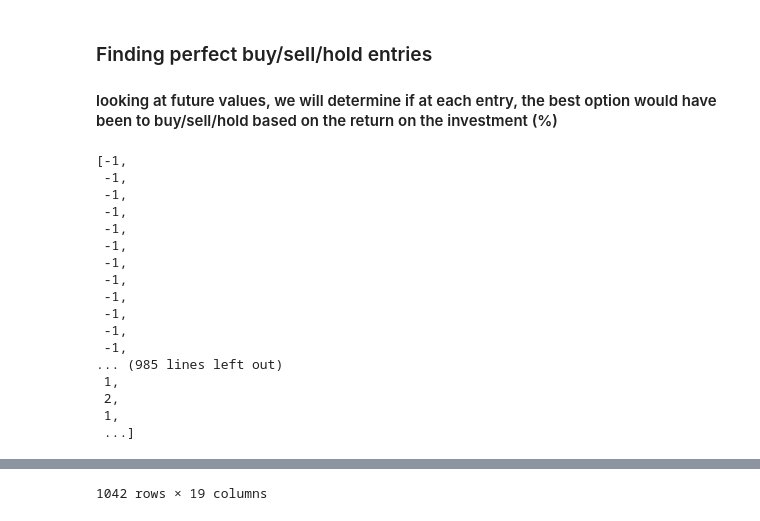
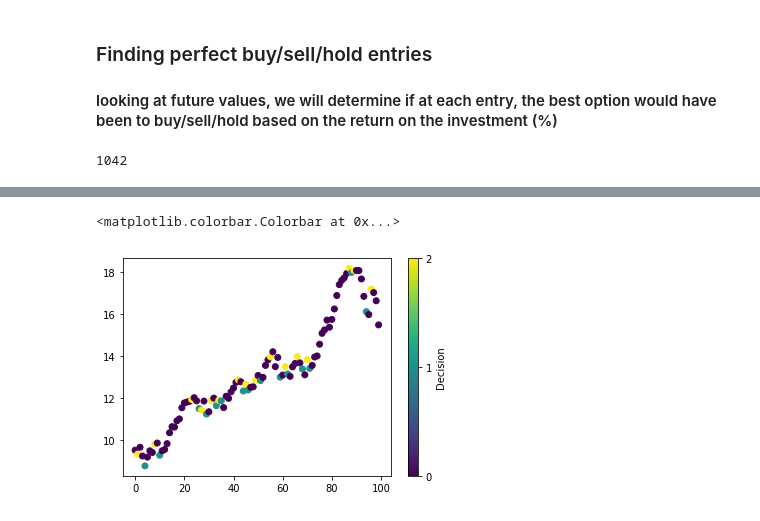
Before and after one commit to wentao-ju/Innovation-Lab-AI-Trading-System, a Jupyter notebook: NaiveBayesModeling/Data_preprocessing.ipynb, the cells around one changed output, grey strips where cells are left out. Drawn from its saved outputs; the diff is of its cells as text; code cells hidden in the pictures.

Commit message:
modify perfectEntries

```diff
--- a/NaiveBayesModeling/Data_preprocessing.ipynb
+++ b/NaiveBayesModeling/Data_preprocessing.ipynb
@@ -60,23 +61,23 @@ df = df.drop("macdDecision", axis = 1)
 # %%
 # Assume zero trading cost
 # 0 = hold, 1 = buy, 2 = sell
-# Rule: compare today's closing and next day's closing
+# Rule: compare today's closing and +timeframe day's closing
 # We omit the first 13 days since williams%Rs are unavailable, decision value = -1
 # We omit the last day since the next day closing is unavailable, decision value = -1
 
-def perfectEntires_2(df):
+def perfectEntries_2(df, timeframe):
     decision = [-1 for i in range(13)]  # for the first 13 days
     currentdecision = 0
 
-    for i in range(13, (len(df) - 1)):  # from 14th day to the day before the last day
-        if df.iloc[i+1]['Close'] > df.iloc[i]['Close']:
+    for i in range(13, (len(df) - 1 - timeframe)):  # from 14th day to the day before the last day
+        if df.iloc[i+timeframe]['Close'] > df.iloc[i]['Close']:
             if currentdecision != 1:
                 currentdecision = 1
             else:
                 currentdecision = 0
             decision.append(currentdecision)
             currentdecision = 1  # Make sure if next day is buy, we show it hold
-        elif df.iloc[i+1]['Close'] < df.iloc[i]['Close']:
+        elif df.iloc[i+timeframe]['Close'] < df.iloc[i]['Close']:
             # The first sell cannot appear before buy or hold
             if decision.count(1) > 0:
                 if currentdecision != 2:
@@ -91,31 +92,16 @@ def perfectEntires_2(df):
         else:
             currentdecision = 0
             decision.append(currentdecision)
-
-    decision.append(-1)  # for the last day
+    for i in range(timeframe+1):
+        decision.append(-1)  # for the last days
 
     return decision
 
-perfectEntires_2(df)
+len(perfectEntries_2(df,2))
 # %% [output]
-[-1,
- -1,
- -1,
- -1,
- -1,
- -1,
- -1,
- -1,
- -1,
- -1,
- -1,
- -1,
-... (985 lines left out)
- 1,
- 2,
- 1,
- ...]
+1042
 # %%
-df['Decision'] = perfectEntires_2(df)
-df
+df['Decision'] = perfectEntries_2(df,2)
+plt.scatter(range(100), df["Close"][100:200], c=df["Decision"][100:200])
+plt.colorbar(ticks = range(3), label='Decision')
 # %% [output]
@@ -134 +108,2 @@ df
-1042 rows × 19 columns
+<matplotlib.colorbar.Colorbar at 0x...>
+[figure, added]
```
Also changed, not shown: parts of 3 cells of this notebook.
